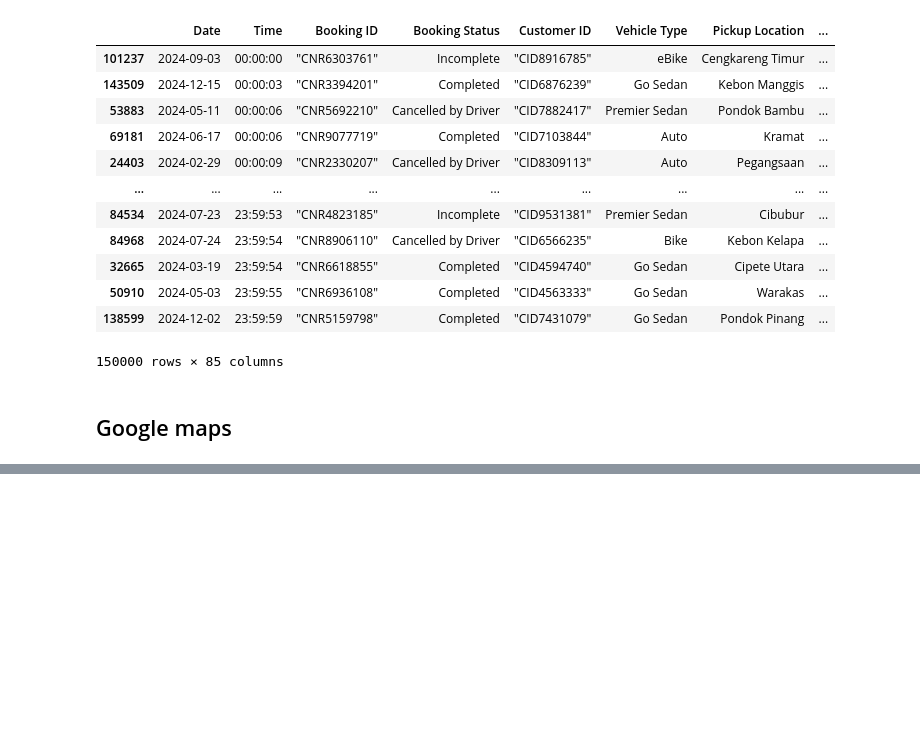
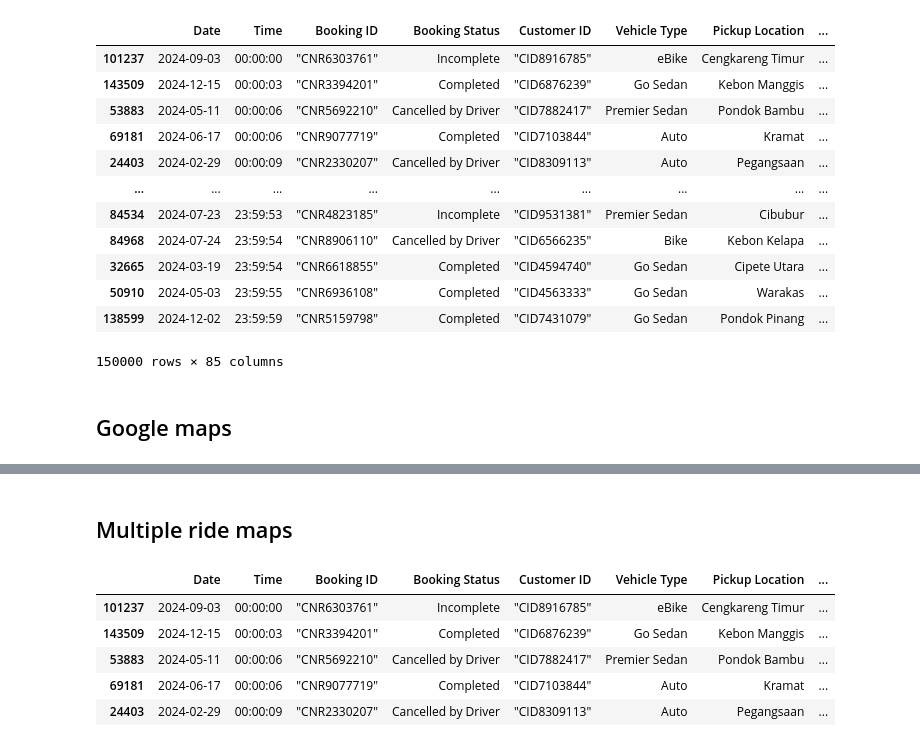
Before and after one commit to Mipjeiger/Taxi-trip-engineering-track-Similar-GoRide-, a Jupyter notebook: ml-engineer/notebooks/05_gmaps.ipynb, the cells around one changed output, grey strips where cells are left out. Saved outputs shown, nothing was run; the diff lists cells and outputs as text; code cells hidden in the pictures; blank space fills up the shorter version.

```diff
--- a/ml-engineer/notebooks/05_gmaps.ipynb
+++ b/ml-engineer/notebooks/05_gmaps.ipynb
@@ -37,3 +37,30 @@ def show_route(df, idx=0):
 show_route(df, idx=0)
 # %% [output]
 [interactive output not drawn]
+# %% [markdown]
+## Multiple ride maps
+# %%
+from geopy.geocoders import Nominatim
+import time
+
+geolocator = Nominatim(user_agent="ride_app")
+
+def get_lat_lon(location):
+    try:
+        loc = geolocator.geocode(location)
+        time.sleep(1)  # To respect the usage policy of Nominatim
+        return loc.latitude, loc.longitude
+    except:
+        return None, None
+# %%
+df_sample = df.head(10).copy()
+df_sample["pickup_lat"], df_sample["pickup_lon"] = zip(*df_sample["Pickup Location"].apply(get_lat_lon))
+df_sample["drop_lat"], df_sample["drop_lon"] = zip(*df_sample["Drop Location"].apply(get_lat_lon))
+df_sample.head()
+# %% [output]
+|  | Date | Time | Booking ID | Booking Status | Customer ID | Vehicle Type | Pickup Location | ... |
+| 101237 | 2024-09-03 | 00:00:00 | "CNR6303761" | Incomplete | "CID8916785" | eBike | Cengkareng Timur | ... |
+| 143509 | 2024-12-15 | 00:00:03 | "CNR3394201" | Completed | "CID6876239" | Go Sedan | Kebon Manggis | ... |
+| 53883 | 2024-05-11 | 00:00:06 | "CNR5692210" | Cancelled by Driver | "CID7882417" | Premier Sedan | Pondok Bambu | ... |
+| 69181 | 2024-06-17 | 00:00:06 | "CNR9077719" | Completed | "CID7103844" | Auto | Kramat | ... |
+| 24403 | 2024-02-29 | 00:00:09 | "CNR2330207" | Cancelled by Driver | "CID8309113" | Auto | Pegangsaan | ... |
```
Also changed, not shown: parts of 2 cells of this notebook, 2 other files.
